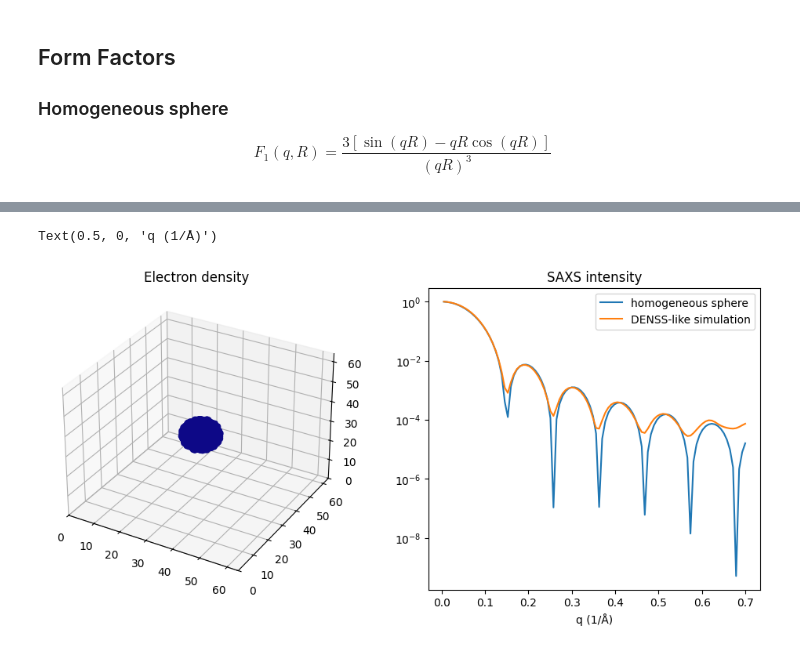
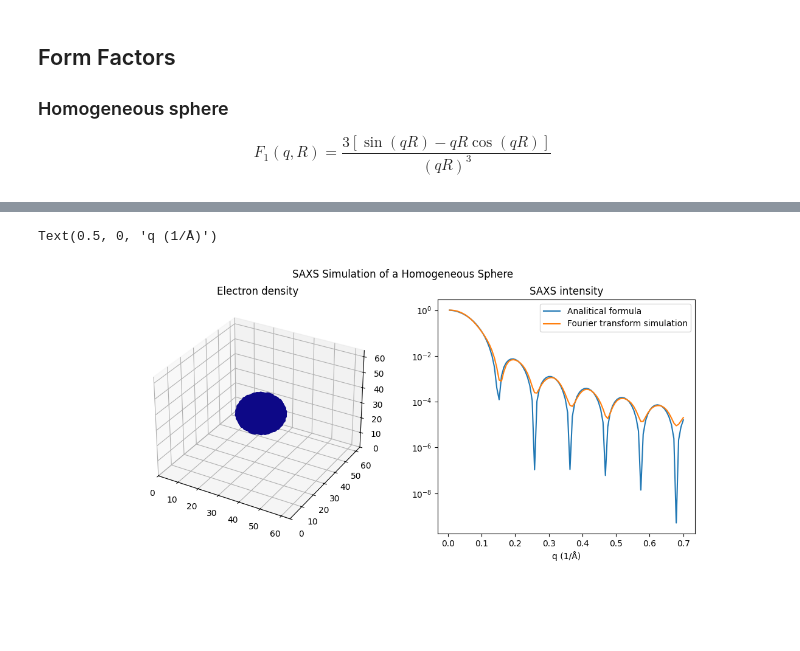
Before and after one commit to freesemt/molass-essence, a Jupyter notebook: _sources/chapters/09/scattering_models.ipynb, the cells around one changed output, grey strips where cells are left out. Saved outputs shown, nothing was run; the diff lists cells and outputs as text; code cells hidden in the pictures; blank space fills up the shorter version.

```diff
--- a/_sources/chapters/09/scattering_models.ipynb
+++ b/_sources/chapters/09/scattering_models.ipynb
@@ -31,25 +32,28 @@ for ax in ax1, ax2:
 # %%
+import matplotlib.pyplot as plt
 from molass.Shapes import Sphere
 from molass.DensitySpace import VoxelSpace
 from molass.SAXS.Simulator import compute_saxs
+%matplotlib widget
 
-sphere = Sphere(radius=6.45)
+sphere = Sphere(radius=10)
 space = VoxelSpace(64, sphere)
-saxs = compute_saxs(space.rho, q=q)
+saxs = compute_saxs(space.rho, q=q, dmax=64)
 
 fig = plt.figure(figsize=(12, 5))
+fig.suptitle('SAXS Simulation of a Homogeneous Sphere')
 ax1 = fig.add_subplot(121, projection='3d')
 ax1.set_title('Electron density')
 space.plot_as_dots(ax1)
 
 ax2 = fig.add_subplot(122)
 ax2.set_title('SAXS intensity')
 ax2.set_yscale('log')
-ax2.plot(q, I, label='homogeneous sphere')
+ax2.plot(q, I, label='Analitical formula')
 curve = saxs.get_curve()
-ax2.plot(q, curve.y, label='DENSS-like simulation')
+ax2.plot(q, curve.y, label='Fourier transform simulation')
 ax2.legend()
 ax2.set_xlabel('q (1/Å)')
 # %% [output]
 Text(0.5, 0, 'q (1/Å)')
-[figure, old version]
+[figure, new version]
```
Also changed, not shown: parts of 6 cells of this notebook, 25 other files.
